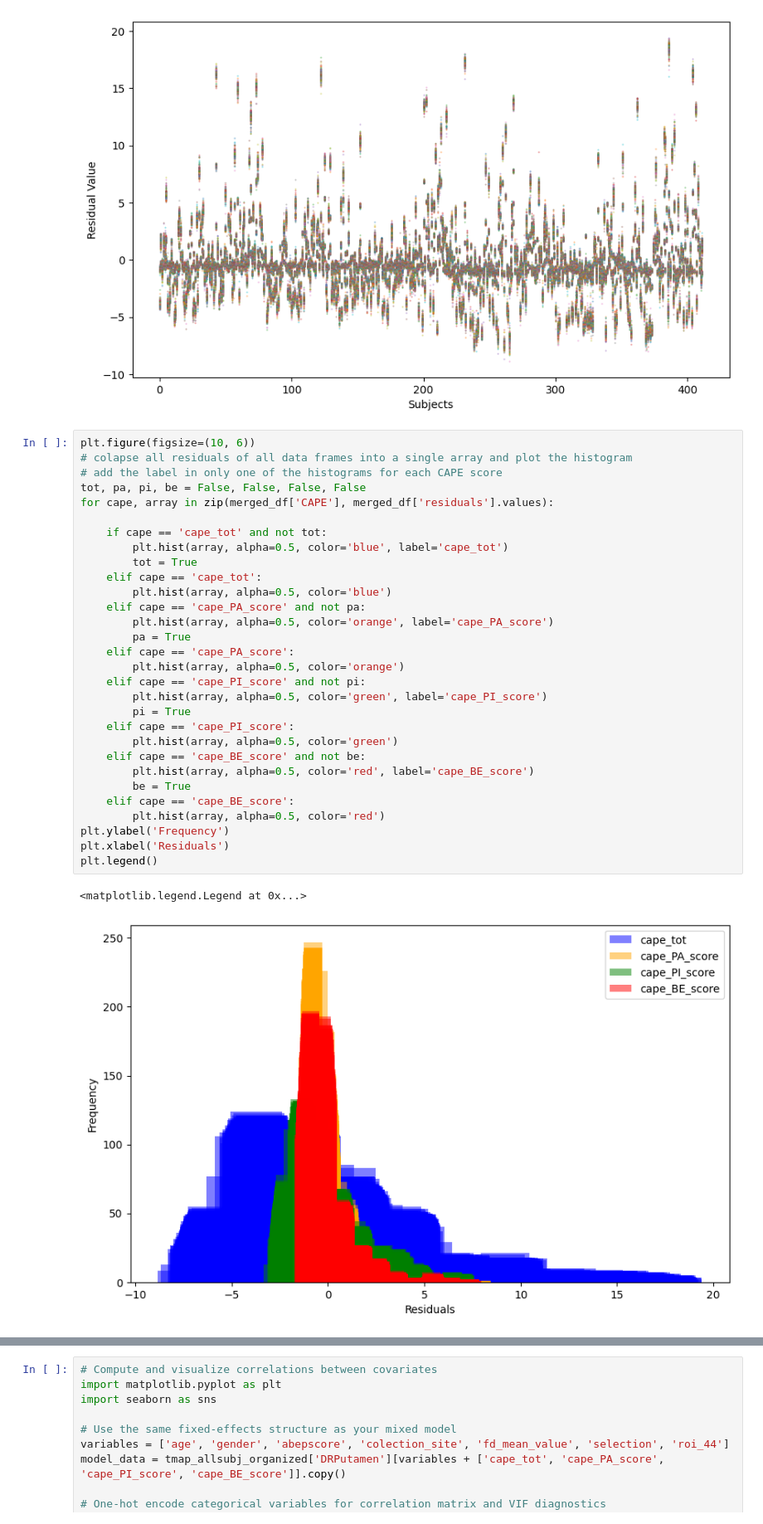
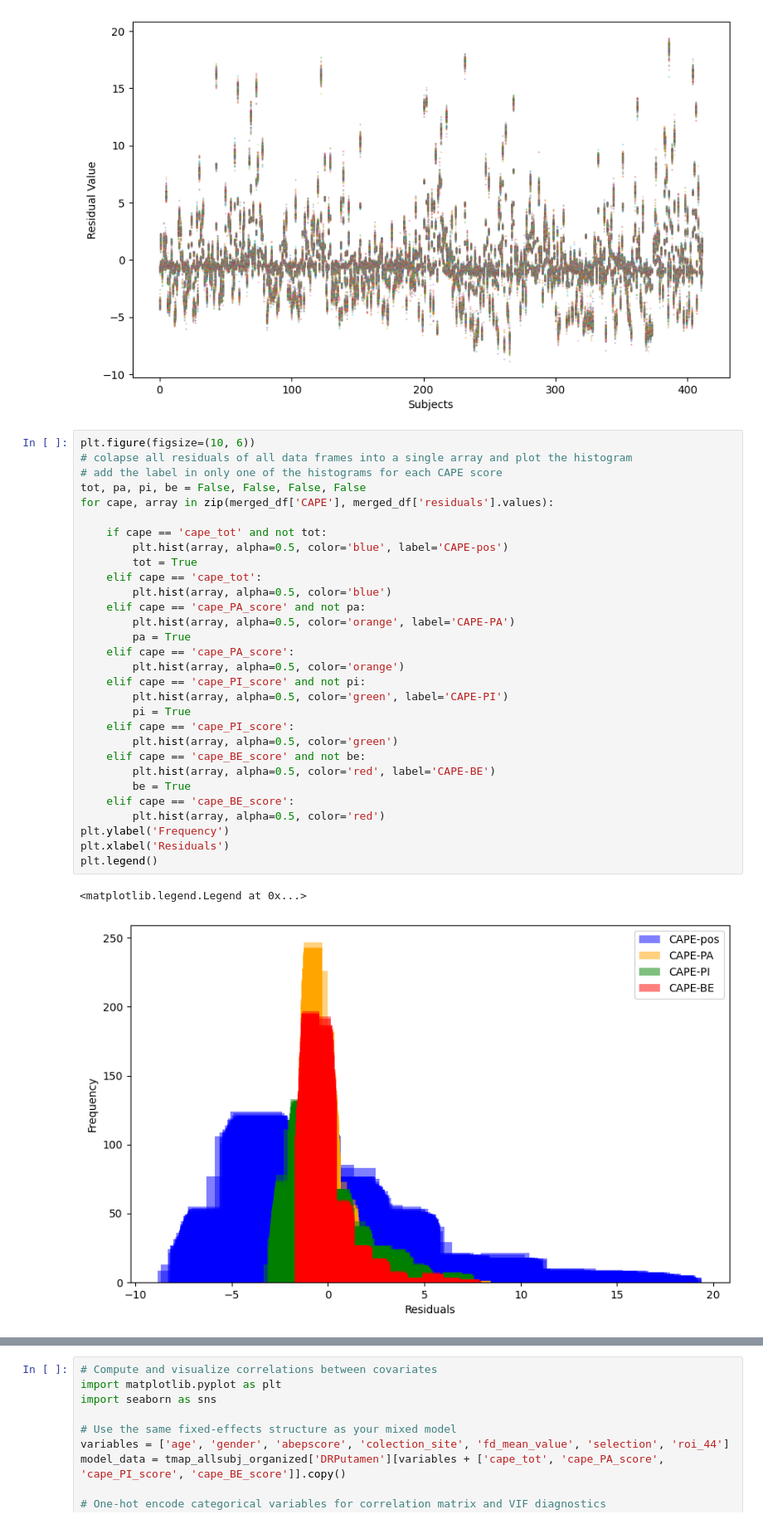
Before and after one commit to angeloodr/INPD-neuroimage-cape, a Jupyter notebook: code/seed-to-roi-2nd-level.ipynb, the cells around one changed output, grey strips where cells are left out. Shown at 83% size. Cells and saved outputs as stored; diff of their text form.

```diff
--- a/code/seed-to-roi-2nd-level.ipynb
+++ b/code/seed-to-roi-2nd-level.ipynb
@@ -374,36 +374,36 @@ Text(0, 0.5, 'Residual Value')
 # %%
 plt.figure(figsize=(10, 6))
 # colapse all residuals of all data frames into a single array and plot the histogram
 # add the label in only one of the histograms for each CAPE score
 tot, pa, pi, be = False, False, False, False
 for cape, array in zip(merged_df['CAPE'], merged_df['residuals'].values):
 
     if cape == 'cape_tot' and not tot:
-        plt.hist(array, alpha=0.5, color='blue', label='cape_tot')
+        plt.hist(array, alpha=0.5, color='blue', label='CAPE-pos')
         tot = True
     elif cape == 'cape_tot':
         plt.hist(array, alpha=0.5, color='blue')
     elif cape == 'cape_PA_score' and not pa:
-        plt.hist(array, alpha=0.5, color='orange', label='cape_PA_score')
+        plt.hist(array, alpha=0.5, color='orange', label='CAPE-PA')
         pa = True
     elif cape == 'cape_PA_score':
         plt.hist(array, alpha=0.5, color='orange')
     elif cape == 'cape_PI_score' and not pi:
-        plt.hist(array, alpha=0.5, color='green', label='cape_PI_score')
+        plt.hist(array, alpha=0.5, color='green', label='CAPE-PI')
         pi = True
     elif cape == 'cape_PI_score':
         plt.hist(array, alpha=0.5, color='green')
     elif cape == 'cape_BE_score' and not be:
-        plt.hist(array, alpha=0.5, color='red', label='cape_BE_score')
+        plt.hist(array, alpha=0.5, color='red', label='CAPE-BE')
         be = True
     elif cape == 'cape_BE_score':
         plt.hist(array, alpha=0.5, color='red')
 plt.ylabel('Frequency')
 plt.xlabel('Residuals')
 plt.legend()
 # %% [output]
 <matplotlib.legend.Legend at 0x...>
-[figure, old version]
+[figure, new version]
 # %%
 # calculate the effect size for the model of CAPE total score, DRPutamen and ROI 44
 cape = 'cape_tot'
```
Also changed, not shown: parts of 2 cells of this notebook, 3 other files.
